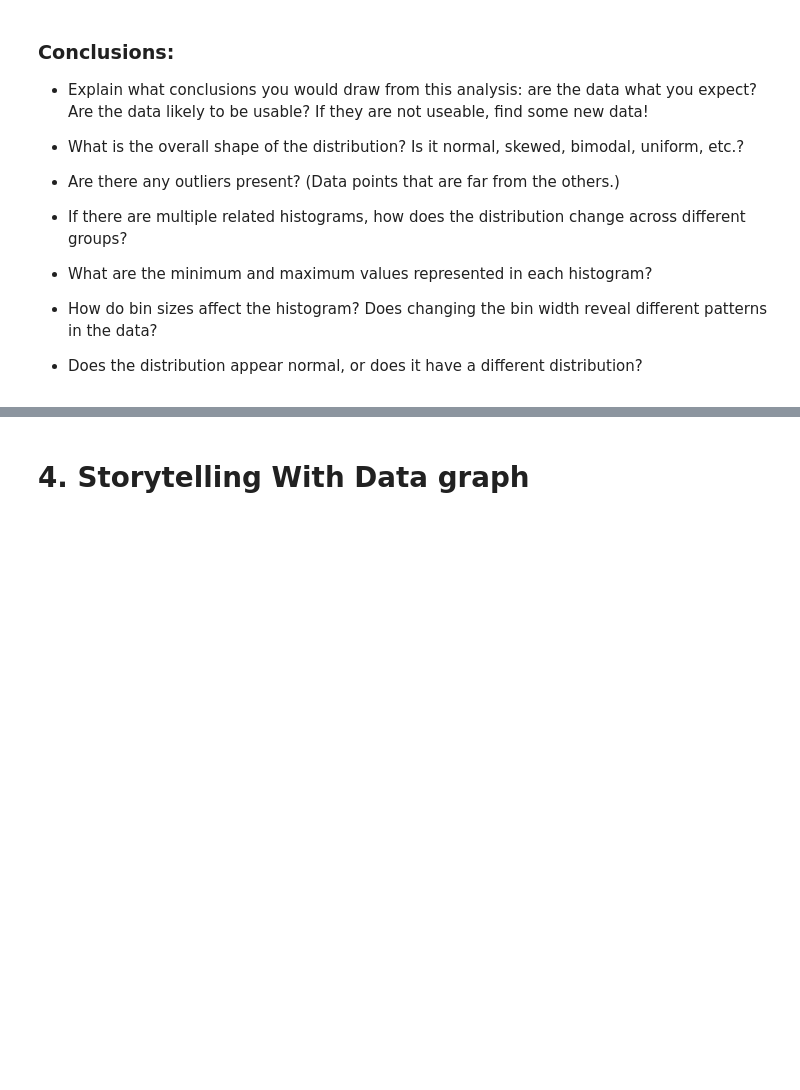
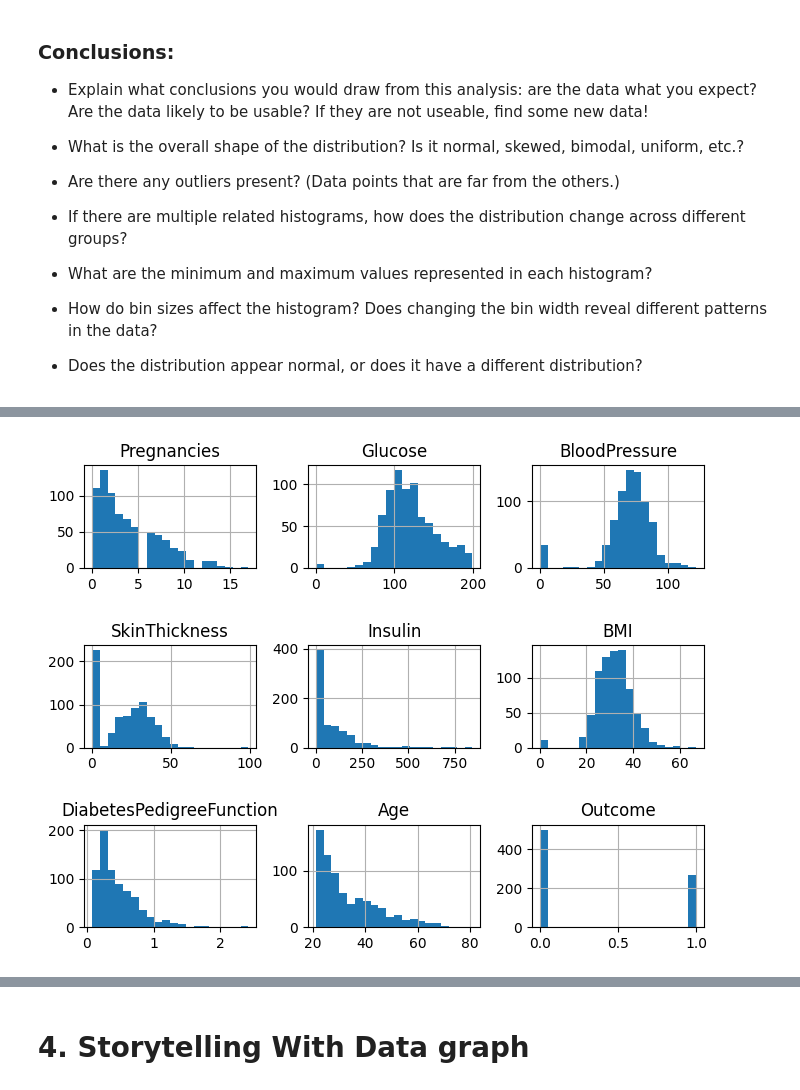
Before and after one commit to els246/2025-spring-B2, a Jupyter notebook: OMDS-ModB2-Week4-Stiller-Emma.ipynb, the cells around one changed output, grey strips where cells are left out. Drawn from its saved outputs; the diff is of its cells as text; code cells hidden in the pictures; blank space fills up the shorter version.

```diff
--- a/OMDS-ModB2-Week4-Stiller-Emma.ipynb
+++ b/OMDS-ModB2-Week4-Stiller-Emma.ipynb
@@ -82,0 +93,4 @@ This week, you will do the same types of exercises as last week, but you should
+# %%
+# load the dataset
+df = pd.read_csv('diabetes.csv')
+df.head()
@@ -82,0 +140,7 @@ This week, you will do the same types of exercises as last week, but you should
+# %%
+# histograms for each feature or column
+
+df.hist(figsize=(8,6), bins=20)
+plt.subplots_adjust(hspace=0.75)
+# %% [output]
+[figure, added]
```
Also changed, not shown: parts of 13 cells of this notebook, 1 other file.
